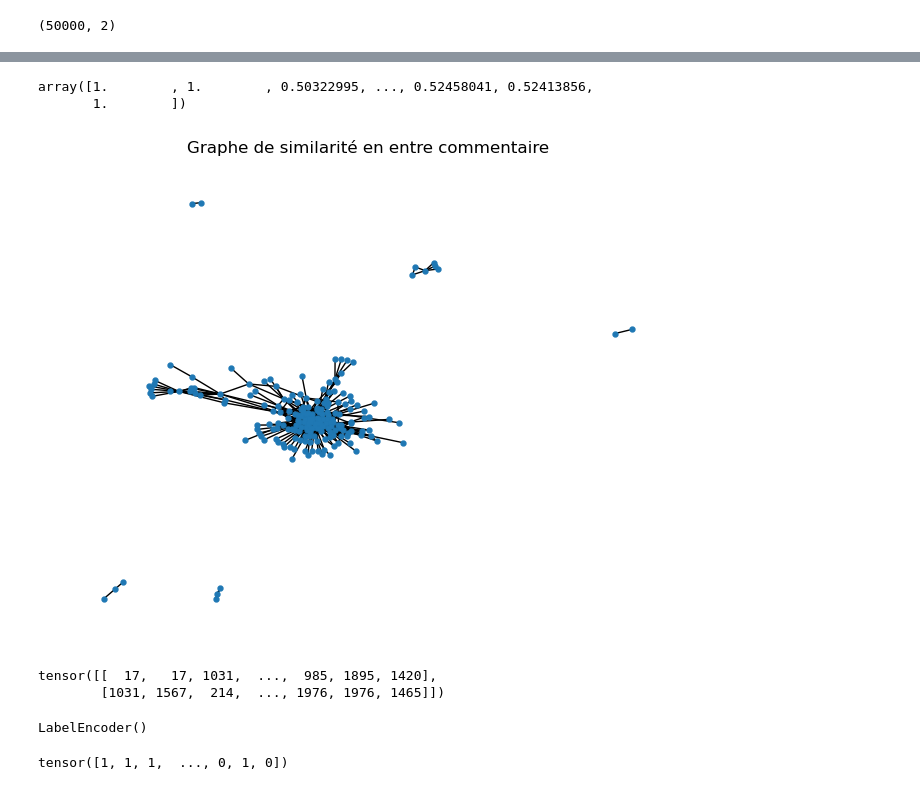
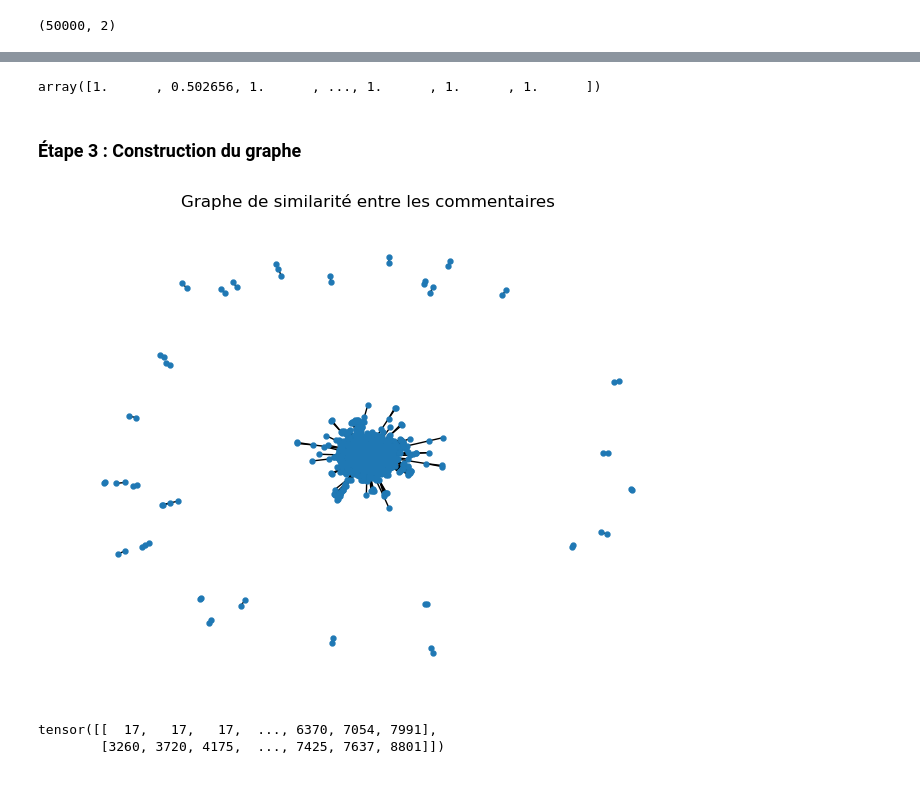
Before and after one commit to sambegou122/classification-with-GNN, a Jupyter notebook: IMDB classification.ipynb, the cells around one changed output, grey strips where cells are left out. Saved outputs shown, nothing was run; the diff lists cells and outputs as text; code cells hidden in the pictures.

```diff
--- a/IMDB classification.ipynb
+++ b/IMDB classification.ipynb
@@ -3,7 +3,12 @@ import pandas as pd
 from sklearn.feature_extraction.text import TfidfVectorizer
 from sklearn.metrics.pairwise import cosine_similarity
 import networkx as nx
+import numpy as np
+import torch
+from torch_geometric.data import Data
+from torch_geometric.loader import DataLoader
+from sklearn.preprocessing import LabelEncoder
 
-# Étape 1 : Chargement des données
-df = pd.read_csv('IMDB Dataset.csv')
+#Chargement des données
+dataset_df = pd.read_csv('IMDB Dataset.csv')
 # %%
@@ -33,4 +40,4 @@ Après nous avons proceder à la preparation des données comme suit:
 # %%
-df = df[:2000]
+df = dataset_df[:10000]
 df.shape
 # %% [output]
@@ -38,3 +45,3 @@ df.shape
 # %%
 vectorizer = TfidfVectorizer(max_features=1000)
-X = vectorizer.fit_transform(df['review'])
+vectorizer.fit(df['review'])
@@ -40,0 +50,2 @@ X = vectorizer.fit_transform(df['review'])
+# %%
+X = vectorizer.transform(df['review'])
@@ -43,6 +64,7 @@ similarity_matrix = cosine_similarity(X)
 # %%
 similarity_matrix[similarity_matrix>0.5]
 # %% [output]
-array([1.        , 1.        , 0.50322995, ..., 0.52458041, 0.52413856,
-       1.        ])
+array([1.      , 0.502656, 1.      , ..., 1.      , 1.      , 1.      ])
+# %% [markdown]
+### Étape 3 : Construction du graphe
 # %%
@@ -57,16 +77,11 @@ for i in range(similarity_matrix.shape[0]):
 # %%
 import matplotlib.pyplot as plt
 nx.draw(G,node_shape = '.', node_size = 50)
-plt.title("Graphe de similarité en entre commentaire")
+plt.title("Graphe de similarité entre les commentaires")
 plt.show()
 # %% [output]
-[figure, old version]
+[figure, new version]
 # %%
-import numpy as np
-
-import torch
-from torch_geometric.data import Data
-from torch_geometric.loader import DataLoader
 # Obtenez la liste des arêtes à partir du graphe networkx
 edge_list = np.array(G.edges())
 
@@ -77,12 +92,5 @@ edges = torch.tensor(edge_list, dtype=torch.long)
 edges = edges.t().contiguous()
 edges
 # %% [output]
-tensor([[  17,   17, 1031,  ...,  985, 1895, 1420],
-        [1031, 1567,  214,  ..., 1976, 1976, 1465]])
+tensor([[  17,   17,   17,  ..., 6370, 7054, 7991],
+        [3260, 3720, 4175,  ..., 7425, 7637, 8801]])
-# %%
-#Encode y
-from sklearn.preprocessing import LabelEncoder
-encoder = LabelEncoder()
-encoder.fit(df['sentiment'])
-# %% [output]
-LabelEncoder()
@@ -92,4 +96,0 @@ y = torch.tensor(y, dtype=torch.long)
-# %%
-y
-# %% [output]
-tensor([1, 1, 1,  ..., 0, 1, 0])
```
Also changed, not shown: parts of 27 cells of this notebook.
